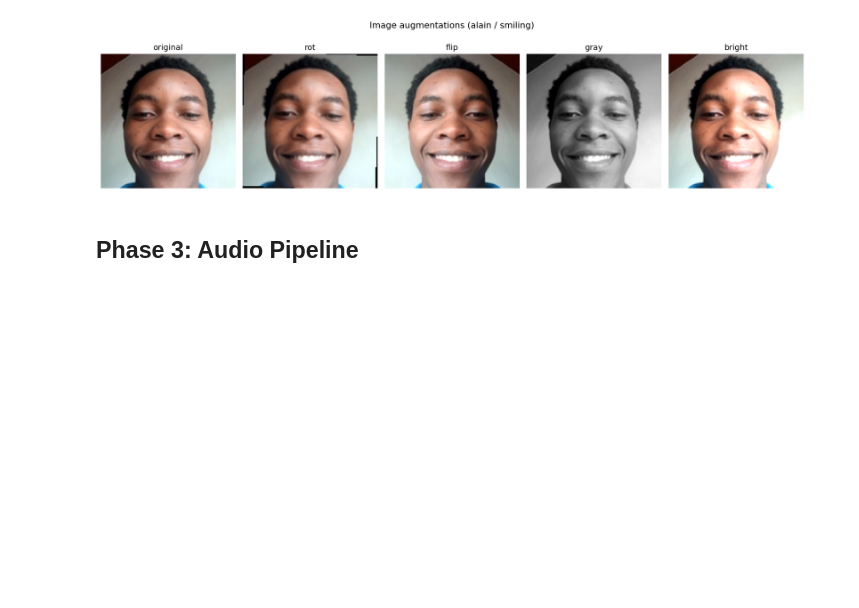
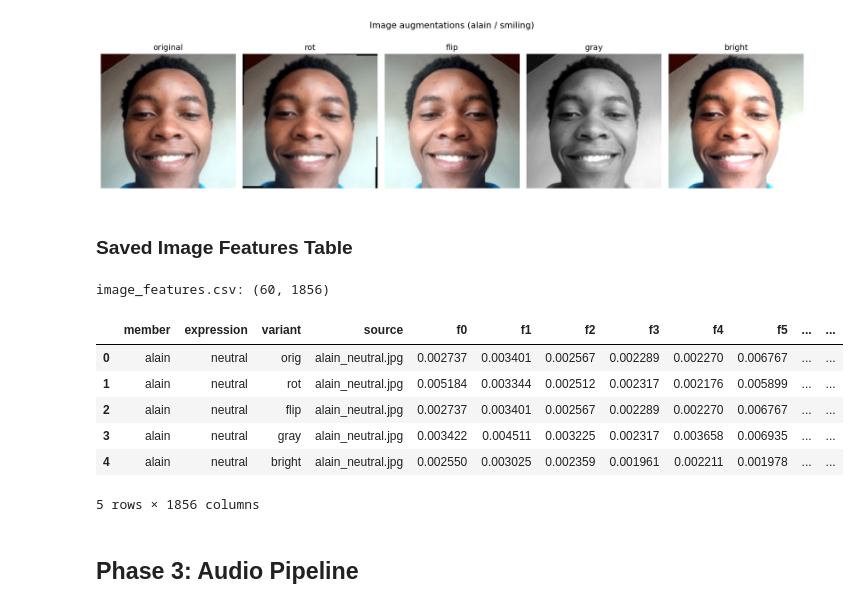
Before and after one commit to ai-ngabo/multimodal-product-recommendation-system, a Jupyter notebook: notebooks/model_pipelines.ipynb, the cells around one changed output. Cells and saved outputs as stored; diff of their text form; code cells hidden in the pictures; blank space fills up the shorter version.

```diff
--- a/notebooks/model_pipelines.ipynb
+++ b/notebooks/model_pipelines.ipynb
@@ -140,6 +146,21 @@ for pic in ['image_samples.png','image_augmentations.png']:
 # %% [output]
 [figure]
 [figure]
+# %% [markdown]
+### Saved Image Features Table
+# %%
+img = pd.read_csv(FEATURES / "image_features.csv")
+print("image_features.csv:", img.shape)
+display(img.head())
+# %% [output]
+image_features.csv: (60, 1856)
+|  | member | expression | variant | source | f0 | f1 | f2 | f3 | f4 | f5 | ... | ... |
+| 0 | alain | neutral | orig | alain_neutral.jpg | 0.002737 | 0.003401 | 0.002567 | 0.002289 | 0.002270 | 0.006767 | ... | ... |
+| 1 | alain | neutral | rot | alain_neutral.jpg | 0.005184 | 0.003344 | 0.002512 | 0.002317 | 0.002176 | 0.005899 | ... | ... |
+| 2 | alain | neutral | flip | alain_neutral.jpg | 0.002737 | 0.003401 | 0.002567 | 0.002289 | 0.002270 | 0.006767 | ... | ... |
+| 3 | alain | neutral | gray | alain_neutral.jpg | 0.003422 | 0.004511 | 0.003225 | 0.002317 | 0.003658 | 0.006935 | ... | ... |
+| 4 | alain | neutral | bright | alain_neutral.jpg | 0.002550 | 0.003025 | 0.002359 | 0.001961 | 0.002211 | 0.001978 | ... | ... |
+5 rows × 1856 columns
 # %% [markdown]
 ## Phase 3: Audio Pipeline
 # %% [markdown]
```
Also changed, not shown: parts of 10 cells of this notebook.
